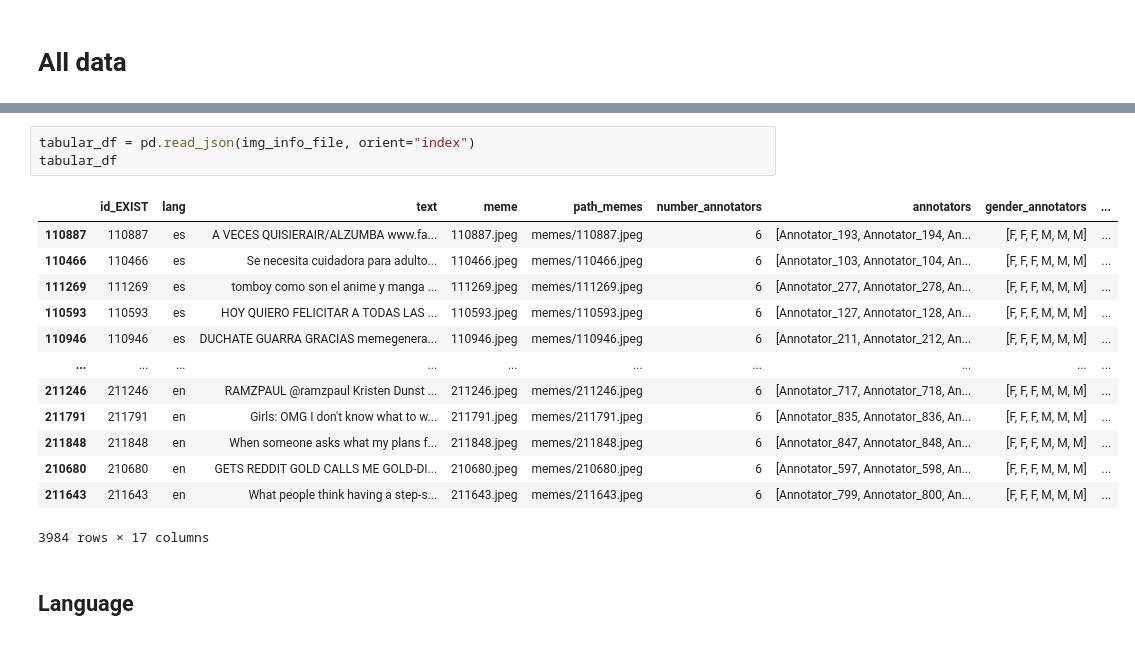
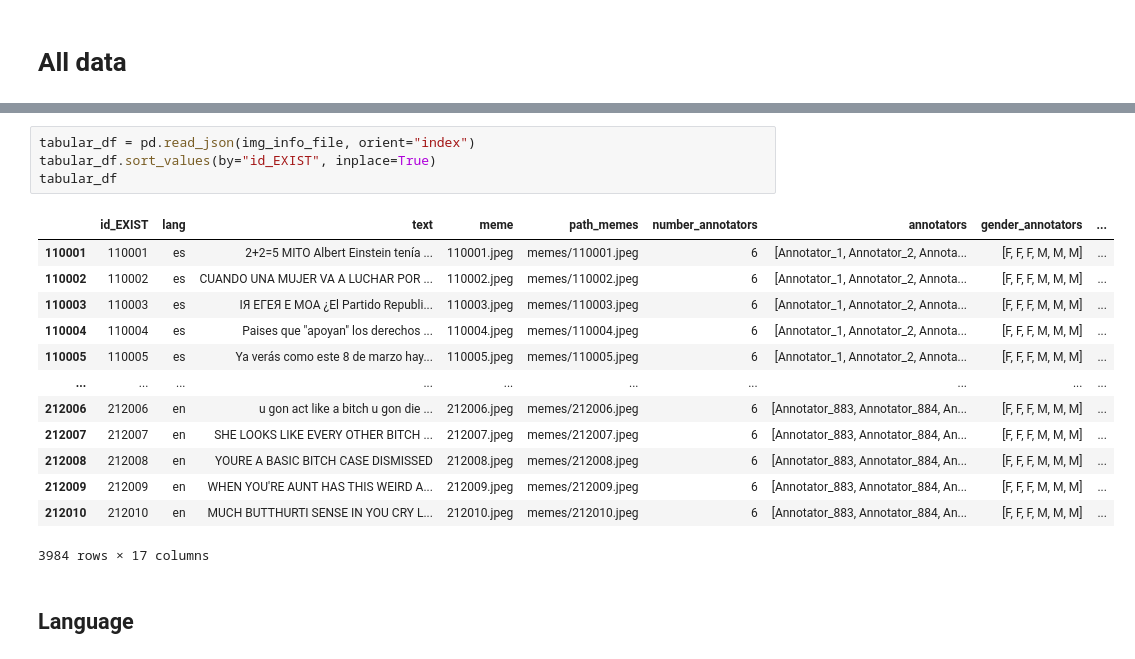
Before and after one commit to NLP-AI-Wizards/EXIST-2026, a Jupyter notebook: data_exploration.ipynb, the cells around one changed output, grey strips where cells are left out. Saved outputs shown, nothing was run; the diff lists cells and outputs as text.

```diff
--- a/data_exploration.ipynb
+++ b/data_exploration.ipynb
@@ -18,19 +44,20 @@ with open(img_info_file, "r", encoding="utf-8") as f:
 # %%
 tabular_df = pd.read_json(img_info_file, orient="index")
+tabular_df.sort_values(by="id_EXIST", inplace=True)
 tabular_df
 # %% [output]
 |  | id_EXIST | lang | text | meme | path_memes | number_annotators | annotators | gender_annotators | ... |
-| 110887 | 110887 | es | A VECES QUISIERAIR/ALZUMBA www.fa... | 110887.jpeg | memes/110887.jpeg | 6 | [Annotator_193, Annotator_194, An... | [F, F, F, M, M, M] | ... |
-| 110466 | 110466 | es | Se necesita cuidadora para adulto... | 110466.jpeg | memes/110466.jpeg | 6 | [Annotator_103, Annotator_104, An... | [F, F, F, M, M, M] | ... |
-| 111269 | 111269 | es | tomboy como son el anime y manga ... | 111269.jpeg | memes/111269.jpeg | 6 | [Annotator_277, Annotator_278, An... | [F, F, F, M, M, M] | ... |
-| 110593 | 110593 | es | HOY QUIERO FELICITAR A TODAS LAS ... | 110593.jpeg | memes/110593.jpeg | 6 | [Annotator_127, Annotator_128, An... | [F, F, F, M, M, M] | ... |
-| 110946 | 110946 | es | DUCHATE GUARRA GRACIAS memegenera... | 110946.jpeg | memes/110946.jpeg | 6 | [Annotator_211, Annotator_212, An... | [F, F, F, M, M, M] | ... |
+| 110001 | 110001 | es | 2+2=5 MITO Albert Einstein tenía ... | 110001.jpeg | memes/110001.jpeg | 6 | [Annotator_1, Annotator_2, Annota... | [F, F, F, M, M, M] | ... |
+| 110002 | 110002 | es | CUANDO UNA MUJER VA A LUCHAR POR ... | 110002.jpeg | memes/110002.jpeg | 6 | [Annotator_1, Annotator_2, Annota... | [F, F, F, M, M, M] | ... |
+| 110003 | 110003 | es | ІЯ ЕГЕЯ Е MOA ¿El Partido Republi... | 110003.jpeg | memes/110003.jpeg | 6 | [Annotator_1, Annotator_2, Annota... | [F, F, F, M, M, M] | ... |
+| 110004 | 110004 | es | Paises que "apoyan" los derechos ... | 110004.jpeg | memes/110004.jpeg | 6 | [Annotator_1, Annotator_2, Annota... | [F, F, F, M, M, M] | ... |
+| 110005 | 110005 | es | Ya verás como este 8 de marzo hay... | 110005.jpeg | memes/110005.jpeg | 6 | [Annotator_1, Annotator_2, Annota... | [F, F, F, M, M, M] | ... |
 | ... | ... | ... | ... | ... | ... | ... | ... | ... | ... |
-| 211246 | 211246 | en | RAMZPAUL @ramzpaul Kristen Dunst ... | 211246.jpeg | memes/211246.jpeg | 6 | [Annotator_717, Annotator_718, An... | [F, F, F, M, M, M] | ... |
-| 211791 | 211791 | en | Girls: OMG I don't know what to w... | 211791.jpeg | memes/211791.jpeg | 6 | [Annotator_835, Annotator_836, An... | [F, F, F, M, M, M] | ... |
-| 211848 | 211848 | en | When someone asks what my plans f... | 211848.jpeg | memes/211848.jpeg | 6 | [Annotator_847, Annotator_848, An... | [F, F, F, M, M, M] | ... |
-| 210680 | 210680 | en | GETS REDDIT GOLD CALLS ME GOLD-DI... | 210680.jpeg | memes/210680.jpeg | 6 | [Annotator_597, Annotator_598, An... | [F, F, F, M, M, M] | ... |
-| 211643 | 211643 | en | What people think having a step-s... | 211643.jpeg | memes/211643.jpeg | 6 | [Annotator_799, Annotator_800, An... | [F, F, F, M, M, M] | ... |
+| 212006 | 212006 | en | u gon act like a bitch u gon die ... | 212006.jpeg | memes/212006.jpeg | 6 | [Annotator_883, Annotator_884, An... | [F, F, F, M, M, M] | ... |
+| 212007 | 212007 | en | SHE LOOKS LIKE EVERY OTHER BITCH ... | 212007.jpeg | memes/212007.jpeg | 6 | [Annotator_883, Annotator_884, An... | [F, F, F, M, M, M] | ... |
+| 212008 | 212008 | en | YOURE A BASIC BITCH CASE DISMISSED | 212008.jpeg | memes/212008.jpeg | 6 | [Annotator_883, Annotator_884, An... | [F, F, F, M, M, M] | ... |
+| 212009 | 212009 | en | WHEN YOU'RE AUNT HAS THIS WEIRD A... | 212009.jpeg | memes/212009.jpeg | 6 | [Annotator_883, Annotator_884, An... | [F, F, F, M, M, M] | ... |
+| 212010 | 212010 | en | MUCH BUTTHURTI SENSE IN YOU CRY L... | 212010.jpeg | memes/212010.jpeg | 6 | [Annotator_883, Annotator_884, An... | [F, F, F, M, M, M] | ... |
 3984 rows × 17 columns
 # %% [markdown]
 ## Language
```
Also changed, not shown: parts of 12 cells of this notebook, 9 other files.
